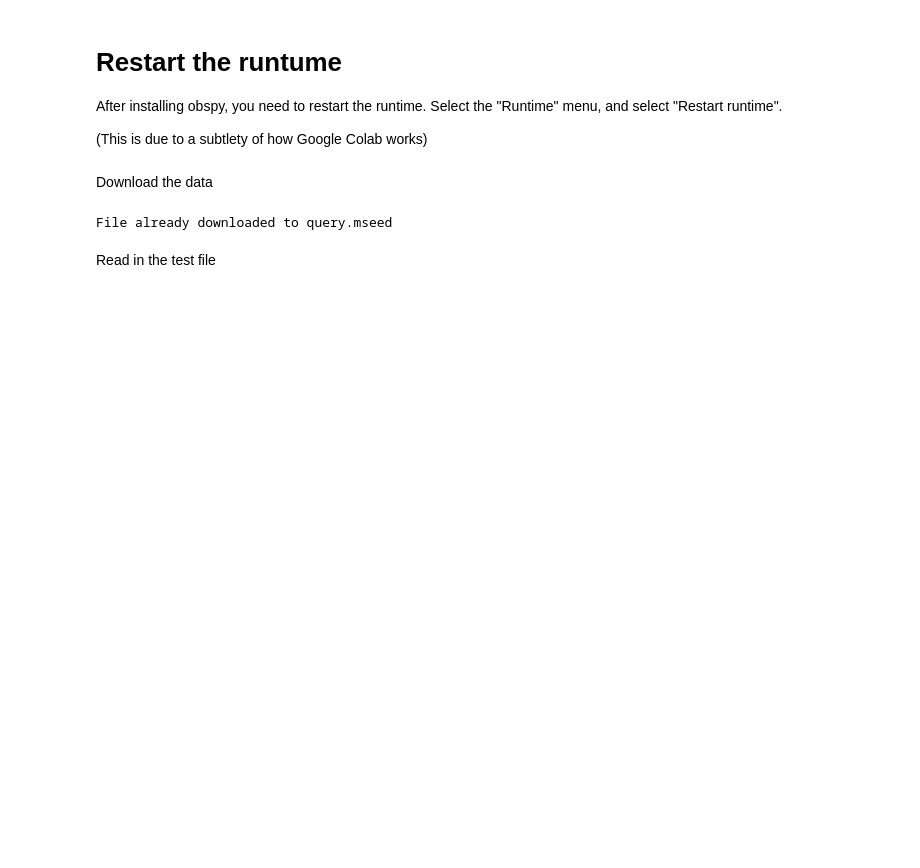
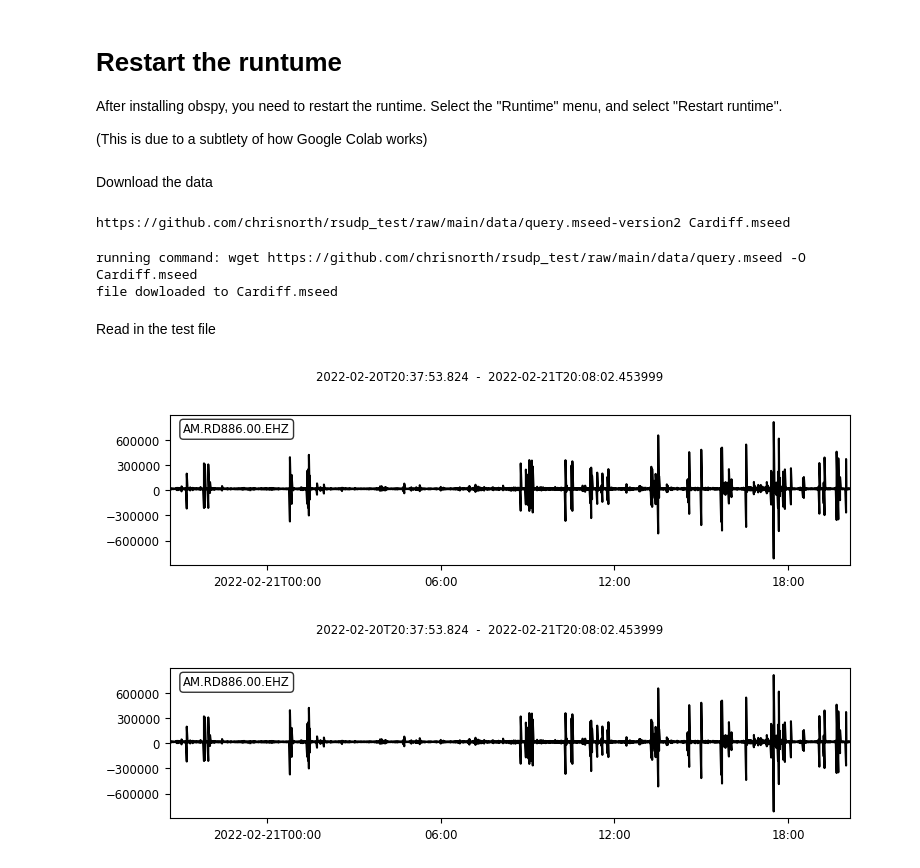
Before and after one commit to chrisnorth/rsudp_test, a Jupyter notebook: obspy_test_colab.ipynb, the cells around one changed output. Cells and saved outputs as stored; diff of their text form; code cells hidden in the pictures; blank space fills up the shorter version.

```diff
--- a/obspy_test_colab.ipynb
+++ b/obspy_test_colab.ipynb
@@ -14,16 +14,38 @@ After installing obspy, you need to restart the runtime. Select the "Runtime" me
 import obspy
 # %% [markdown]
 Download the data
-# %%
-import os
-if not os.path.isfile('query.mseed'):
-  !wget https://github.com/chrisnorth/rsudp_test/raw/main/data/query.mseed
-else:
-  print('File already downloaded to query.mseed')
-# %% [output]
-File already downloaded to query.mseed
+# %%
+files={
+    'Tenerife':{'url':'https://github.com/chrisnorth/rsudp_test/raw/main/data/query.mseed','filename':'Tenerife.mseed'},
+    'Cardiff':{'url':'https://github.com/chrisnorth/rsudp_test/raw/main/data/query.mseed','filename':'Cardiff.mseed'}
+}
+# %%
+name='Cardiff'
+print(files[name]['url'],files[name]['filename'])
+# %% [output]
+https://github.com/chrisnorth/rsudp_test/raw/main/data/query.mseed-version2 Cardiff.mseed
+# %%
+name='Cardiff'
+import os
+if not os.path.isfile(files[name]['filename']):
+  command='wget {} -O {}'.format(files[name]['url'],files[name]['filename'])
+  # command='wget '+files[name]['url']+' -O '+files[name]['filename']
+  print('running command:',command)
+  res=os.system(command)
+  if res==0:
+    print('file successfully dowloaded to {}'.format(files[name]['filename']))
+  else:
+    print('problem downloading from {}: {}'.format(files[name]['url'],res))
+else:
+  print('File already downloaded to {}'.format(files[name]['filename']))
+# %% [output]
+running command: wget https://github.com/chrisnorth/rsudp_test/raw/main/data/query.mseed -O Cardiff.mseed
+file dowloaded to Cardiff.mseed
 # %% [markdown]
 Read in the test file
 # %%
-stream=obspy.read('query.mseed')
+stream=obspy.read(files[name]['filename'])
 stream.plot()
+# %% [output]
+[figure, added]
+[figure, added]
```
Also changed, not shown: parts of 2 cells of this notebook.
